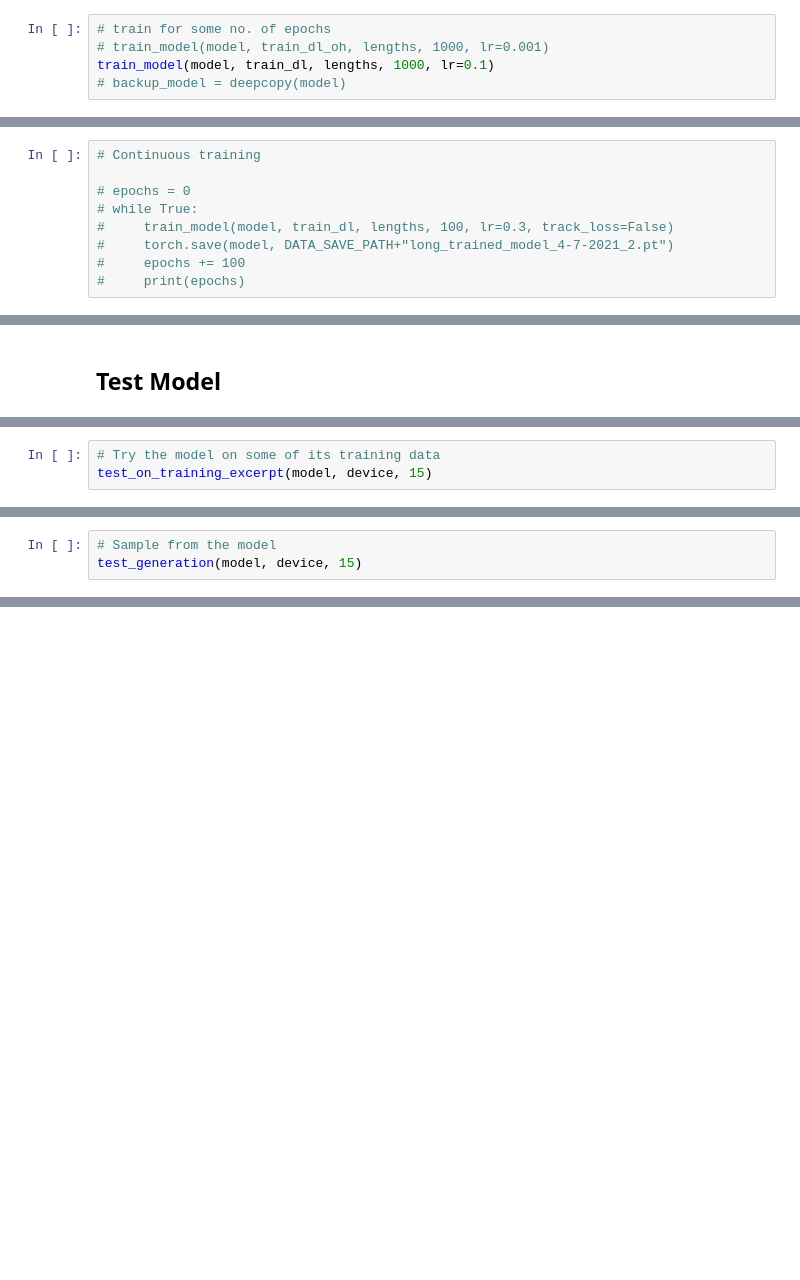
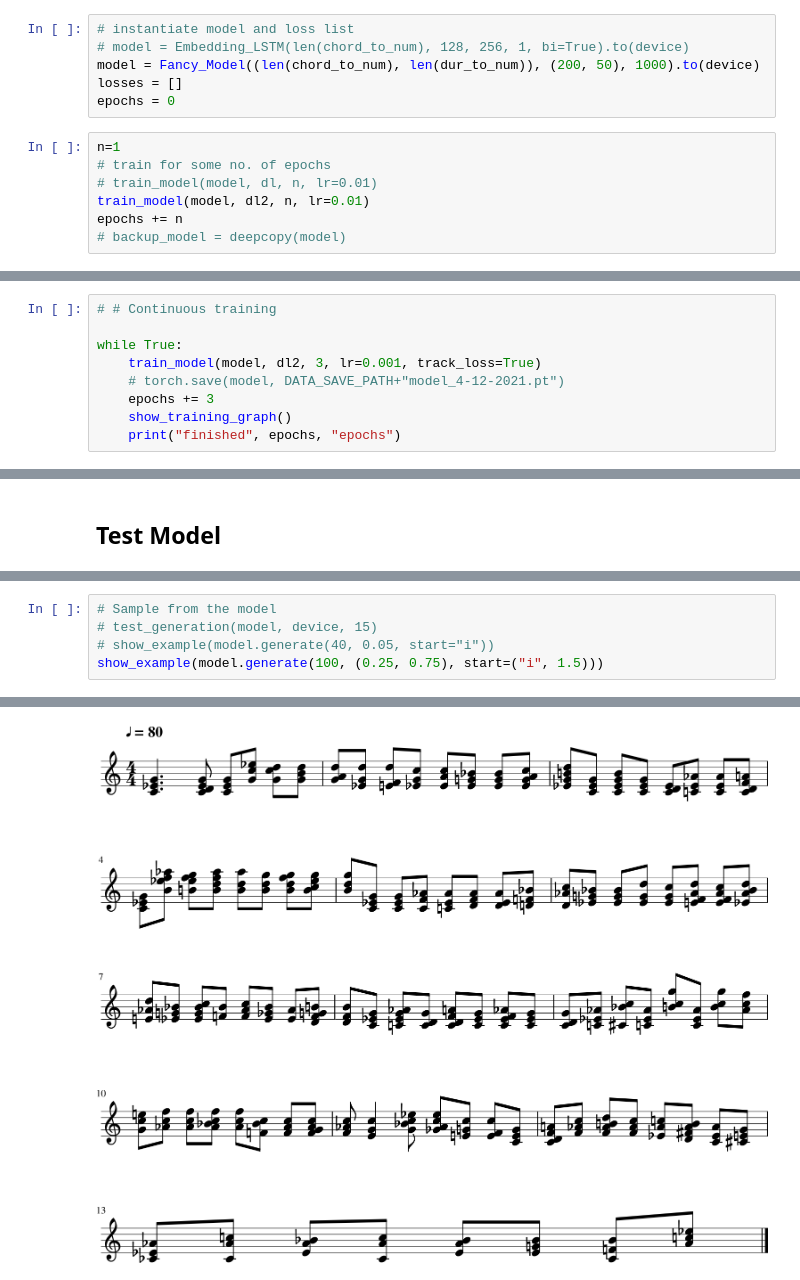
Before and after one commit to matthew8sweeney/computer-counterpoint-2, a Jupyter notebook: music_testing.ipynb, the cells around one changed output, grey strips where cells are left out. Cells and saved outputs as stored; diff of their text form; blank space fills up the shorter version.

```diff
--- a/music_testing.ipynb
+++ b/music_testing.ipynb
@@ -594,6 +857,14 @@ losses = []
+# %%
+# instantiate model and loss list
+# model = Embedding_LSTM(len(chord_to_num), 128, 256, 1, bi=True).to(device)
+model = Fancy_Model((len(chord_to_num), len(dur_to_num)), (200, 50), 1000).to(device)
+losses = []
+epochs = 0
 # %%
+n=1
 # train for some no. of epochs
-# train_model(model, train_dl_oh, lengths, 1000, lr=0.001)
-train_model(model, train_dl, lengths, 1000, lr=0.1)
+# train_model(model, dl, n, lr=0.01)
+train_model(model, dl2, n, lr=0.01)
+epochs += n
 # backup_model = deepcopy(model)
 # %% [output]
@@ -617,9 +890,9 @@ Epoch 993, iteration   1:  Loss = 6.700  Iteration time = 1.046
 # %%
-# Continuous training
+# # Continuous training
 
-# epochs = 0
-# while True:
-#     train_model(model, train_dl, lengths, 100, lr=0.3, track_loss=False)
-#     torch.save(model, DATA_SAVE_PATH+"long_trained_model_4-7-2021_2.pt")
-#     epochs += 100
-#     print(epochs)
+while True:
+    train_model(model, dl2, 3, lr=0.001, track_loss=True)
+    # torch.save(model, DATA_SAVE_PATH+"model_4-12-2021.pt")
+    epochs += 3
+    show_training_graph()
+    print("finished", epochs, "epochs")
@@ -783,3 +906,0 @@ RuntimeError: ignored
-# %%
-# Try the model on some of its training data
-test_on_training_excerpt(model, device, 15)
@@ -786,3 +910,6 @@ test_on_training_excerpt(model, device, 15)
 # %%
 # Sample from the model
-test_generation(model, device, 15)
+# test_generation(model, device, 15)
+# show_example(model.generate(40, 0.05, start="i"))
+show_example(model.generate(100, (0.25, 0.75), start=("i", 1.5)))
+# %% [output]
@@ -788,0 +917 @@ test_generation(model, device, 15)
+[figure, added]
```
Also changed, not shown: parts of 37 cells of this notebook.
